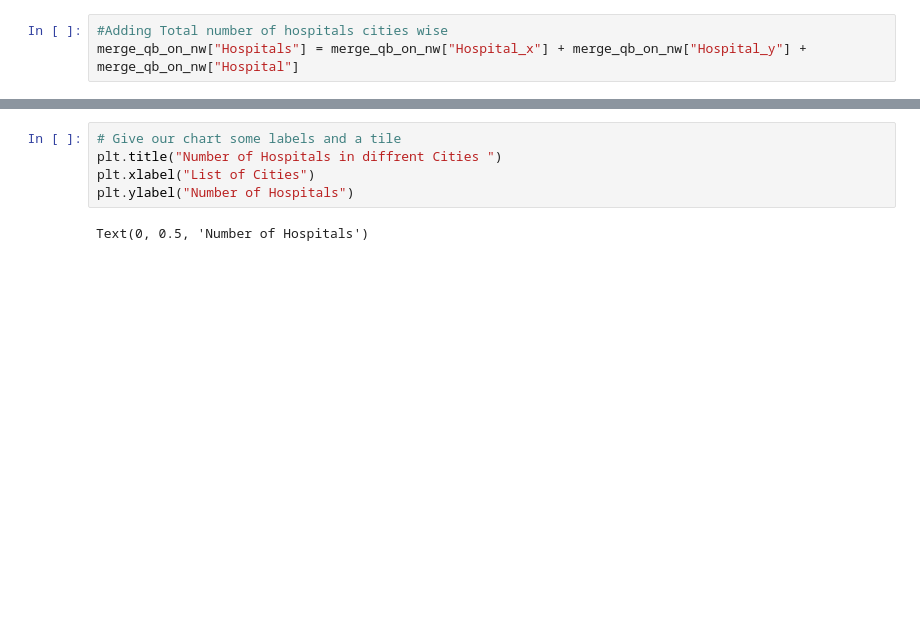
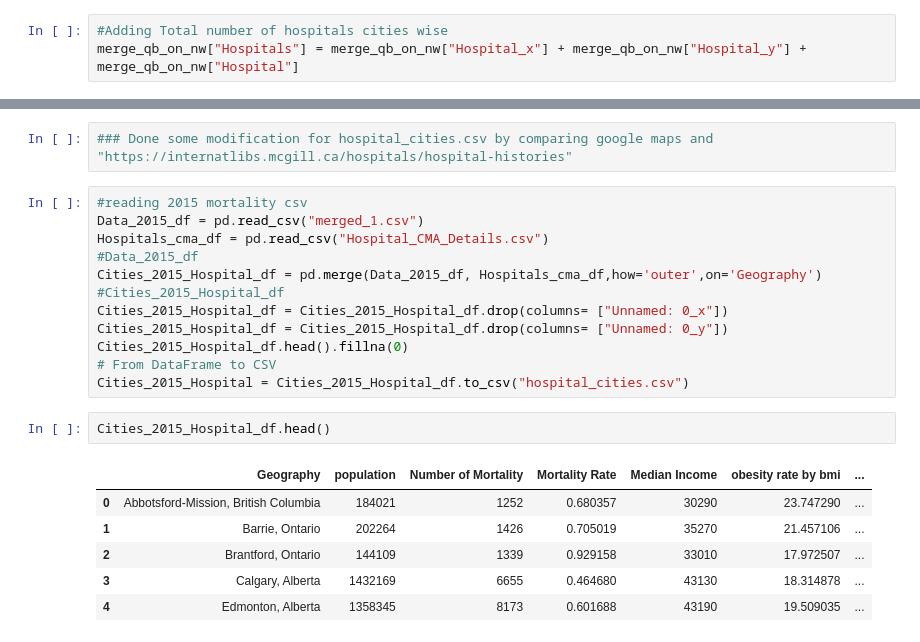
Before and after one commit to irinadrapic/project-one, a Jupyter notebook: Hospital_data.ipynb, the cells around one changed output, grey strips where cells are left out. Drawn from its saved outputs; the diff is of its cells as text; blank space fills up the shorter version.

```diff
--- a/Hospital_data.ipynb
+++ b/Hospital_data.ipynb
@@ -168,7 +156,23 @@ plt.savefig('Hospital_Vs_Cities.png')
-# %%
-# Give our chart some labels and a tile
-plt.title("Number of Hospitals in diffrent Cities ")
-plt.xlabel("List of Cities")
-plt.ylabel("Number of Hospitals")
-# %% [output]
-Text(0, 0.5, 'Number of Hospitals')
+# %%
+### Done some modification for hospital_cities.csv by comparing google maps and "https://internatlibs.mcgill.ca/hospitals/hospital-histories"
+# %%
+#reading 2015 mortality csv
+Data_2015_df = pd.read_csv("merged_1.csv")
+Hospitals_cma_df = pd.read_csv("Hospital_CMA_Details.csv")
+#Data_2015_df
+Cities_2015_Hospital_df = pd.merge(Data_2015_df, Hospitals_cma_df,how='outer',on='Geography')
+#Cities_2015_Hospital_df
+Cities_2015_Hospital_df = Cities_2015_Hospital_df.drop(columns= ["Unnamed: 0_x"])
+Cities_2015_Hospital_df = Cities_2015_Hospital_df.drop(columns= ["Unnamed: 0_y"])
+Cities_2015_Hospital_df.head().fillna(0)
+# From DataFrame to CSV
+Cities_2015_Hospital = Cities_2015_Hospital_df.to_csv("hospital_cities.csv")
+# %%
+Cities_2015_Hospital_df.head()
+# %% [output]
+|  | Geography | population | Number of Mortality | Mortality Rate | Median Income | obesity rate by bmi | ... |
+| 0 | Abbotsford-Mission, British Columbia | 184021 | 1252 | 0.680357 | 30290 | 23.747290 | ... |
+| 1 | Barrie, Ontario | 202264 | 1426 | 0.705019 | 35270 | 21.457106 | ... |
+| 2 | Brantford, Ontario | 144109 | 1339 | 0.929158 | 33010 | 17.972507 | ... |
+| 3 | Calgary, Alberta | 1432169 | 6655 | 0.464680 | 43130 | 18.314878 | ... |
+| 4 | Edmonton, Alberta | 1358345 | 8173 | 0.601688 | 43190 | 19.509035 | ... |
```
Also changed, not shown: parts of 10 cells of this notebook, 7 other files.
